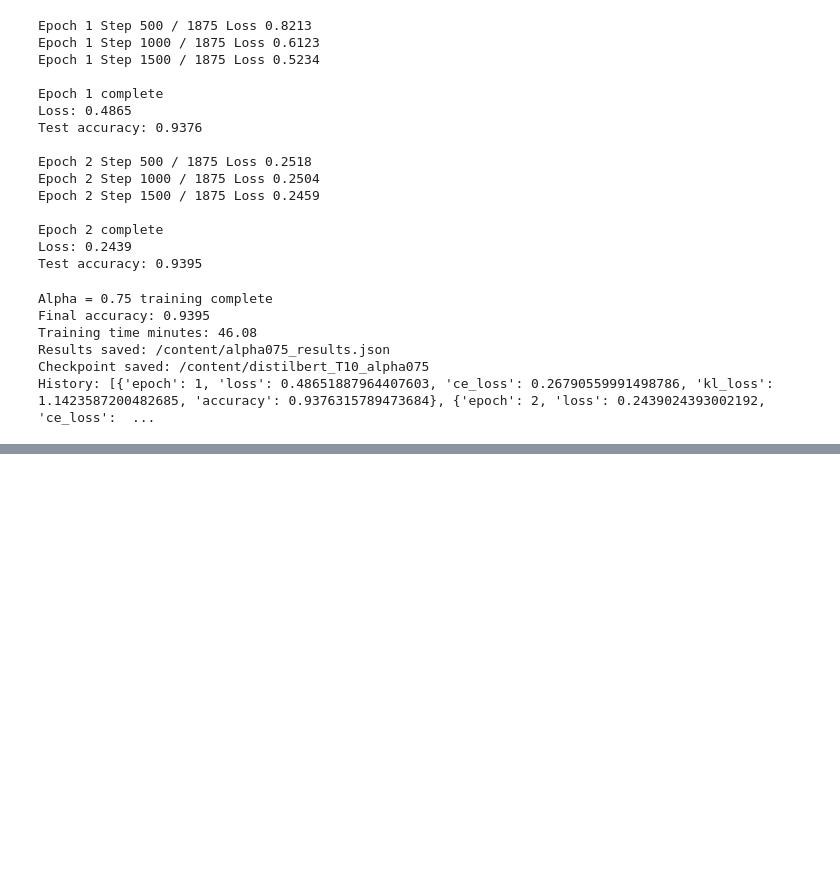
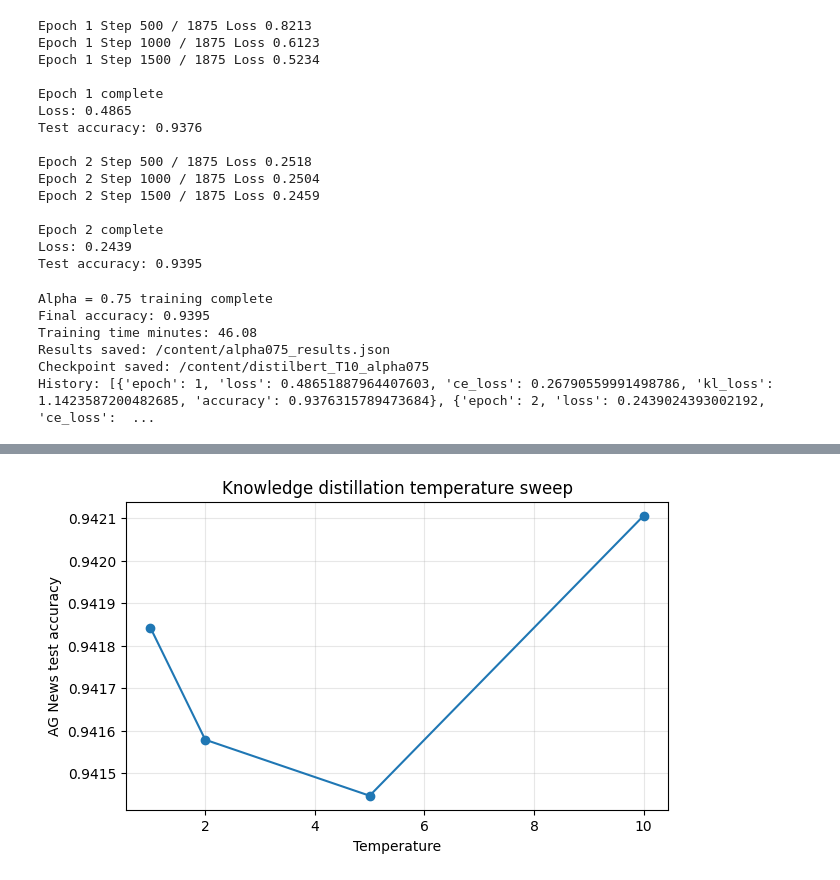
Before and after one commit to DrashtiShah23/data266-2046, a Jupyter notebook: hw12/HW12.ipynb, the cells around one changed output, grey strips where cells are left out. Drawn from its saved outputs; the diff is of its cells as text; code cells hidden in the pictures; blank space fills up the shorter version.

Commit message:
add final distillation analysis and compression comparison

```diff
--- a/hw12/HW12.ipynb
+++ b/hw12/HW12.ipynb
@@ -2645,0 +3432,98 @@ History: [{'epoch': 1, 'loss': 0.48651887964407603, 'ce_loss': 0.267905599914987
+# %%
+import matplotlib.pyplot as plt
+import pandas as pd
+
+temperature_df = pd.DataFrame({
+    "Temperature": [1, 2, 5, 10],
+    "Accuracy": [
+        0.9418421052631579,
+        0.9415789473684211,
+        0.9414473684210526,
+        0.9421052631578948
+    ]
+})
+
+alpha_df = pd.DataFrame({
+    "Alpha": [0.25, 0.50, 0.75],
+    "Accuracy": [
+        0.9443421052631579,
+        0.9421052631578948,
+        0.9394736842105263
+    ]
+})
+
+best_loss_df = pd.DataFrame({
+    "Epoch": [1, 2],
+    "Total loss": [
+        0.8761393925825754,
+        0.39179320185979205
+    ],
+    "CE loss": [
+        0.30539807580870887,
+        0.18939704602876056
+    ],
+    "KL loss": [
+        1.0663864979743958,
+        0.45925858825445176
+    ]
+})
+
+display(temperature_df)
+display(alpha_df)
+display(best_loss_df)
+
+plt.figure(figsize=(7, 4))
+plt.plot(
+    temperature_df["Temperature"],
+    temperature_df["Accuracy"],
+    marker="o"
+)
+plt.xlabel("Temperature")
+plt.ylabel("AG News test accuracy")
+plt.title("Knowledge distillation temperature sweep")
+plt.grid(True, alpha=0.3)
+plt.show()
+
+plt.figure(figsize=(7, 4))
+plt.plot(
+    alpha_df["Alpha"],
+    alpha_df["Accuracy"],
+    marker="o"
+)
+plt.xlabel("Alpha")
+plt.ylabel("AG News test accuracy")
+plt.title("Loss weighting sweep at T = 10")
+plt.grid(True, alpha=0.3)
+plt.show()
+
+plt.figure(figsize=(7, 4))
+plt.plot(
+    best_loss_df["Epoch"],
+    best_loss_df["Total loss"],
+    marker="o",
+    label="Total loss"
+)
+plt.plot(
+    best_loss_df["Epoch"],
+    best_loss_df["CE loss"],
+    marker="o",
+    label="CE loss"
+)
+plt.plot(
+    best_loss_df["Epoch"],
+    best_loss_df["KL loss"],
+    marker="o",
+    label="KL loss"
+)
+plt.xlabel("Epoch")
+plt.ylabel("Loss")
+plt.title("Best distilled student loss trends")
+plt.xticks([1, 2])
+plt.legend()
+plt.grid(True, alpha=0.3)
+plt.show()
+
+print("Best temperature: 10")
+print("Best alpha: 0.25")
+print("Best student accuracy: 0.9443421052631579")
+# %% [output]
@@ -2645,0 +3542 @@ History: [{'epoch': 1, 'loss': 0.48651887964407603, 'ce_loss': 0.267905599914987
+[figure, added]
```
Also changed, not shown: parts of 16 cells of this notebook.
